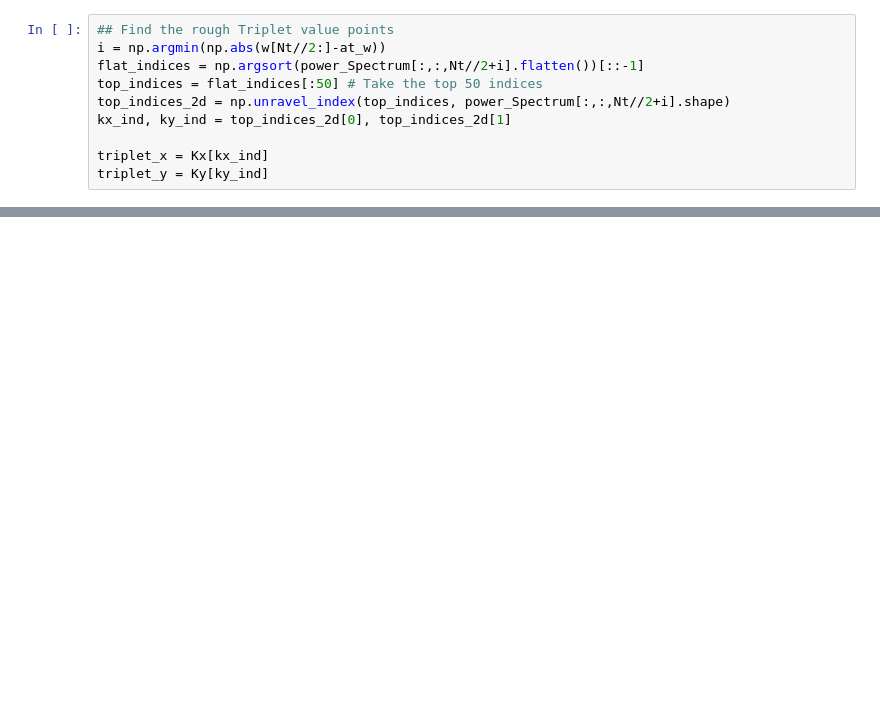
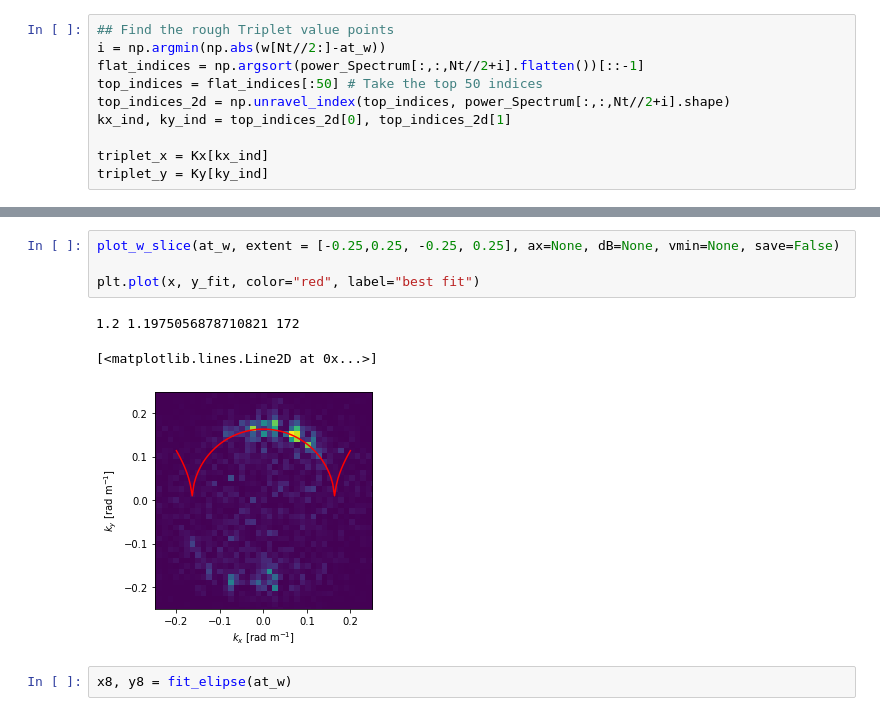
Before and after one commit to joeyanderson1/4th-Year-Thesis, a Jupyter notebook: Triplet Method - Ellipse Fit .ipynb, the cells around one changed output, grey strips where cells are left out. Saved outputs shown, nothing was run; the diff lists cells and outputs as text; blank space fills up the shorter version.

```diff
--- a/Triplet Method - Ellipse Fit .ipynb
+++ b/Triplet Method - Ellipse Fit .ipynb
@@ -211,0 +296,10 @@ plt.legend();
+# %%
+plot_w_slice(at_w, extent = [-0.25,0.25, -0.25, 0.25], ax=None, dB=None, vmin=None, save=False)
+
+plt.plot(x, y_fit, color="red", label="best fit")
+# %% [output]
+1.2 1.1975056878710821 172
+[<matplotlib.lines.Line2D at 0x...>]
+[figure, added]
+# %%
+x8, y8 = fit_elipse(at_w)
```
Also changed, not shown: parts of 11 cells of this notebook.
